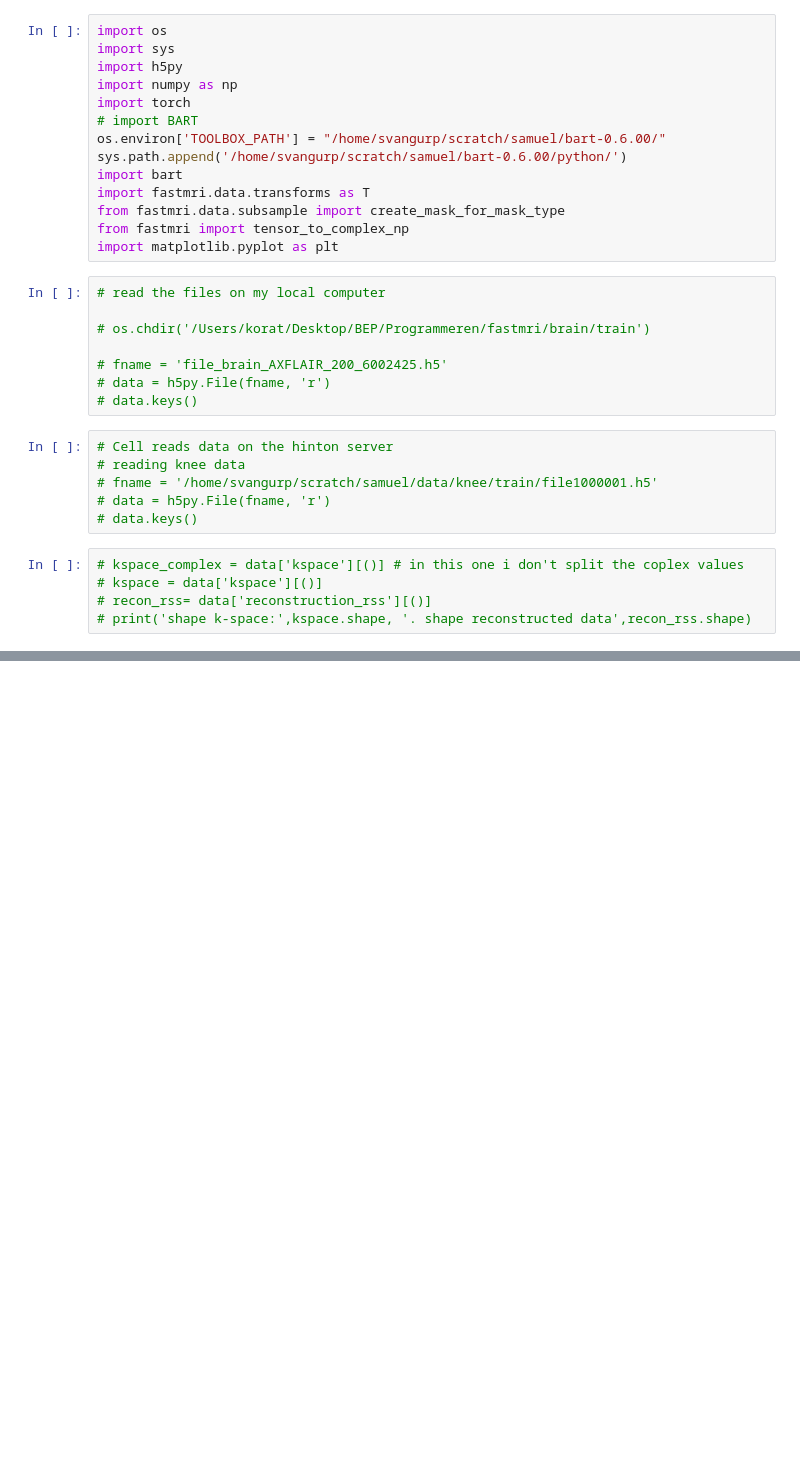
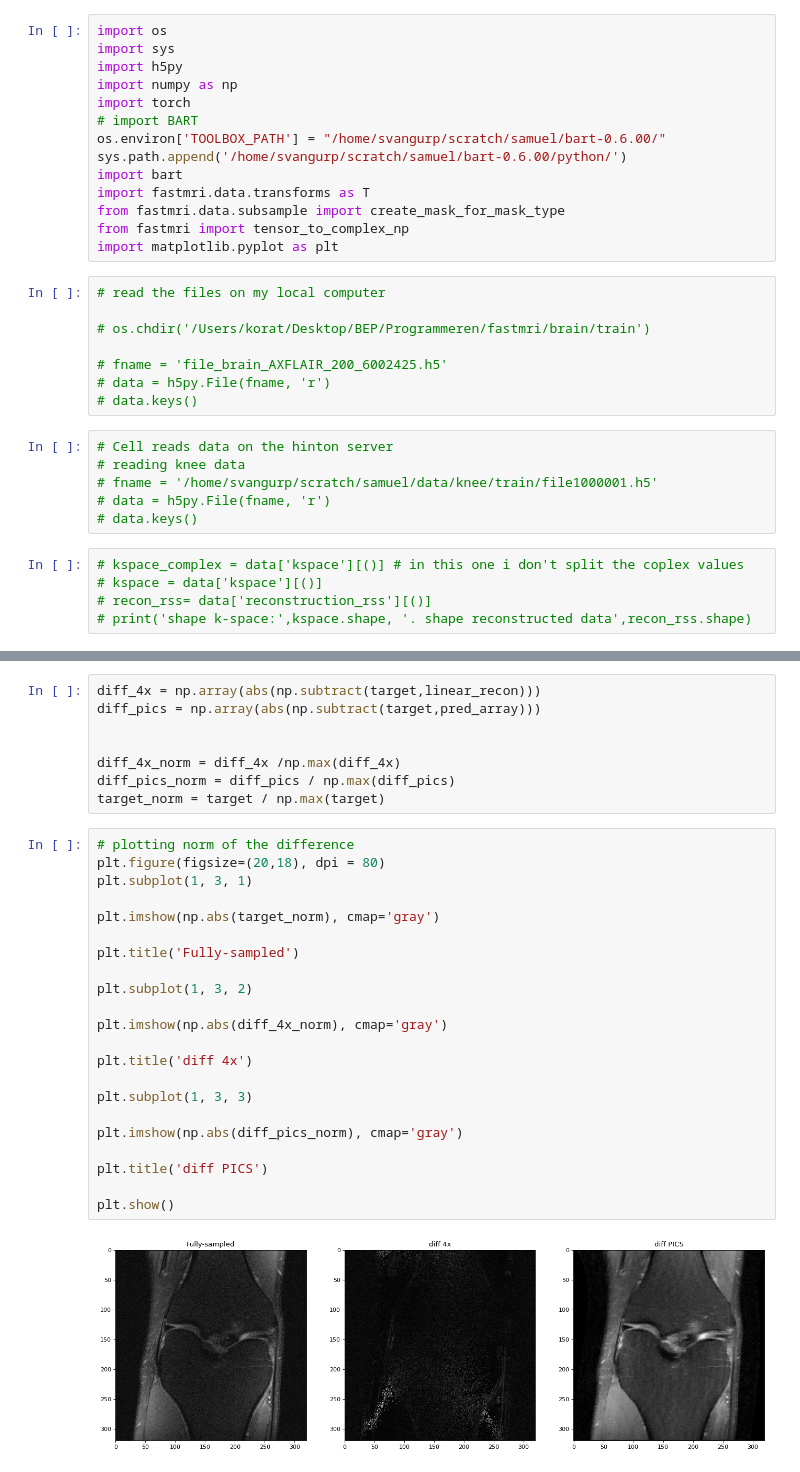
Before and after one commit to Samuel-van-Gurp/fastMRI, a Jupyter notebook: Samuel_notebooks/cs_notebook.ipynb, the cells around one changed output, grey strips where cells are left out. Drawn from its saved outputs; the diff is of its cells as text; blank space fills up the shorter version.

```diff
--- a/Samuel_notebooks/cs_notebook.ipynb
+++ b/Samuel_notebooks/cs_notebook.ipynb
@@ -159,0 +192,32 @@ IndexError: index 320 is out of bounds for axis 0 with size 320
+# %%
+diff_4x = np.array(abs(np.subtract(target,linear_recon)))
+diff_pics = np.array(abs(np.subtract(target,pred_array)))
+
+
+diff_4x_norm = diff_4x /np.max(diff_4x)
+diff_pics_norm = diff_pics / np.max(diff_pics)
+target_norm = target / np.max(target)
+# %%
+# plotting norm of the difference
+plt.figure(figsize=(20,18), dpi = 80)
+plt.subplot(1, 3, 1)
+
+plt.imshow(np.abs(target_norm), cmap='gray')
+
+plt.title('Fully-sampled')
+
+plt.subplot(1, 3, 2)
+
+plt.imshow(np.abs(diff_4x_norm), cmap='gray')
+
+plt.title('diff 4x')
+
+plt.subplot(1, 3, 3)
+
+plt.imshow(np.abs(diff_pics_norm), cmap='gray')
+
+plt.title('diff PICS')
+
+plt.show()
+# %% [output]
+[figure, added]
```
Also changed, not shown: parts of 14 cells of this notebook, 3 other files.
